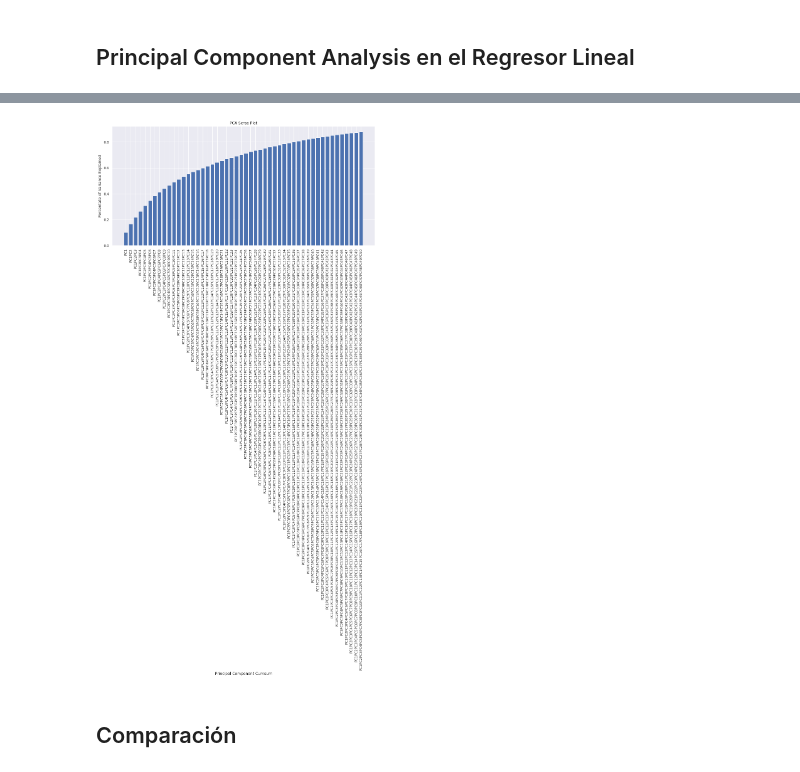
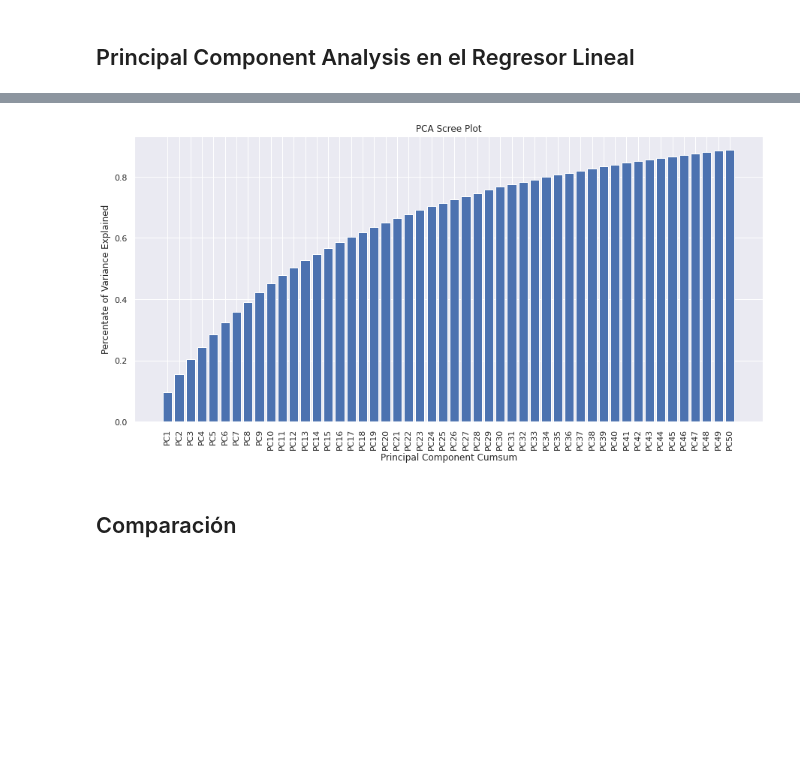
Before and after one commit to zhjavdi/Taller-2-INF398, a Jupyter notebook: Taller-2-INF398.ipynb, the cells around one changed output, grey strips where cells are left out. Cells and saved outputs as stored; diff of their text form; code cells hidden in the pictures; blank space fills up the shorter version.

```diff
--- a/Taller-2-INF398.ipynb
+++ b/Taller-2-INF398.ipynb
@@ -262,22 +539,16 @@ plt.show()
 # %%
-columns=[]
-aux=''
-for i in range(50):
-  aux+='PC'+str(i+1)
-  columns.append(aux)
-
 # Gráfico de Varianza acumulada entre las n-componentes
 percent_variance_cum = np.cumsum(percent_variance)
 
 plt.figure(figsize=(15,7))
 plt.bar(x= range(1,51), height=percent_variance_cum, tick_label=columns)
 plt.xticks(x= range(1,51), rotation='vertical')
 plt.ylabel('Percentate of Variance Explained')
 plt.xlabel('Principal Component Cumsum')
 plt.title('PCA Scree Plot')
 plt.show()
 # %% [output]
-[figure, old version]
+[figure, new version]
 # %% [markdown]
 ## Comparación
 # %%
```
Also changed, not shown: parts of 51 cells of this notebook.
